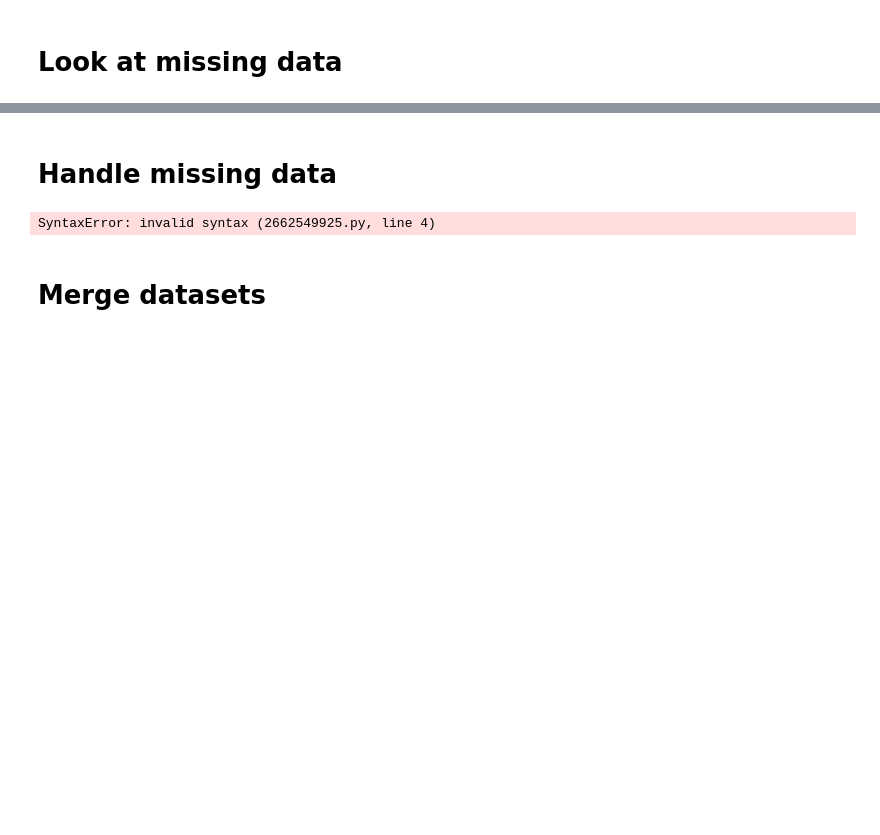
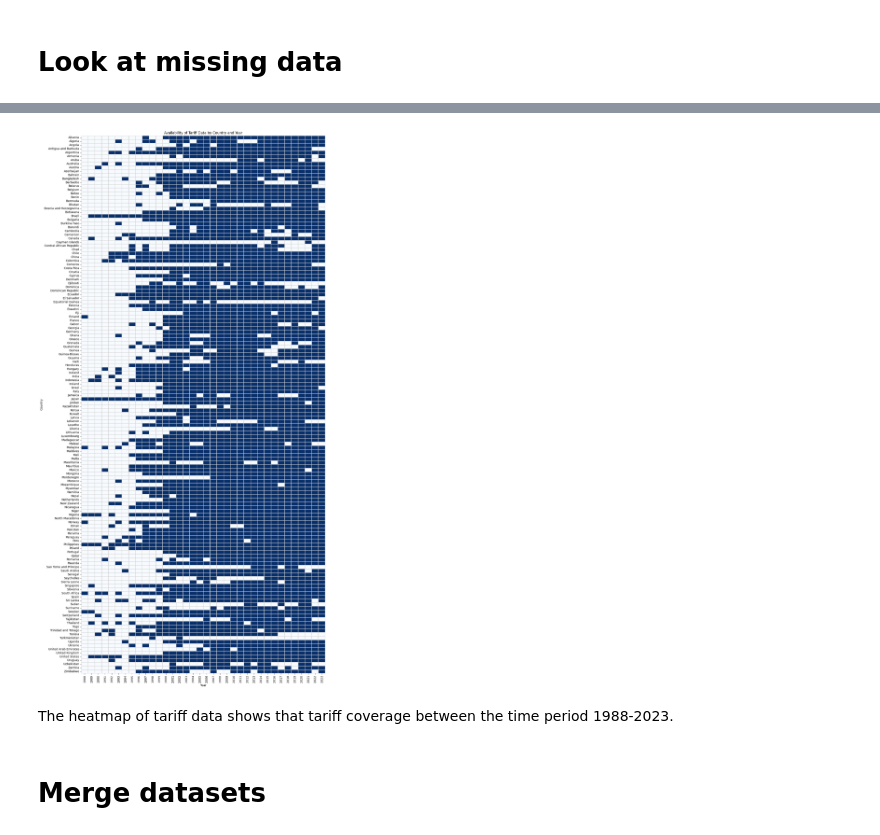
Before and after one commit to RadostTrak/trade-growth-panel-analysis, a Jupyter notebook: 01_data_cleaning.ipynb, the cells around one changed output, grey strips where cells are left out. Drawn from its saved outputs; the diff is of its cells as text; code cells hidden in the pictures; blank space fills up the shorter version.

```diff
--- a/01_data_cleaning.ipynb
+++ b/01_data_cleaning.ipynb
@@ -225,5 +231,11 @@ pwt['rgdp_pc'] = pwt['rgdpe'] / pwt['pop']
 pwt['log_gdppc_growth'] = (np.log(pwt['rgdp_pc'])
                                 - np.log(pwt.groupby('country')['rgdp_pc'].shift(1))
                                 ) * 100
+# %%
+# Filter datasets for intersection of countries in all datasets
+tariffs = tariffs[tariffs['country'].isin(countries_intersection)]
+trade = trade[trade['country'].isin(countries_intersection)]
+pwt = pwt[pwt['country'].isin(countries_intersection)]
+income_groups = income_groups[income_groups['country'].isin(countries_intersection)]
 # %% [markdown]
 # Look at missing data
@@ -332,12 +242,40 @@ plt.show()
-# %% [markdown]
-# Handle missing data
-# %%
-# Exclude countries missing more than 50% of data in time period 1988-2025
-
-# Tariff data
-tariffs.
-# %% [output]
-SyntaxError: invalid syntax (2662549925.py, line 4)
+# %%
+def heatmap_plot(dataset, value, name):
+    """Plot a heatmap of data availability by country and year."""
+    required_cols = {'country', 'year'}
+    if not required_cols.issubset(dataset.columns):
+        raise ValueError(f'Dataset must contain columns: {required_cols}')
+
+    availability = (
+        dataset.assign(value=dataset[value].notna().astype(int))
+        .pivot_table(index='country', columns='year', values='value', aggfunc='max', fill_value=0)
+        .sort_index(axis=0)
+        .sort_index(axis=1)
+    )
+
+    plt.figure(figsize=(14, 27))
+    sns.heatmap(
+        availability,
+        cmap='Blues',
+        cbar=False,
+        linewidths=0.1,
+        linecolor='lightgrey'
+    )
+
+    plt.xlabel('Year')
+    plt.ylabel('Country')
+    plt.title(f'Availability of {name} Data by Country and Year')
+    plt.tight_layout()
+    plt.show()
+# %%
+heatmap_plot(tariffs, 'tariff', 'Tariff')
+# heatmap_plot(trade, 'trade_gdp', 'Trade')
+# heatmap_plot(pwt, 'rgdpe', 'Real GDP')
+# heatmap_plot(income_groups, 'income_group', 'Income Group')
+# %% [output]
+[figure, added]
+# %% [markdown]
+The heatmap of tariff data shows that tariff coverage between the time period 1988-2023.
 # %% [markdown]
 # Merge datasets
 # %%
```
Also changed, not shown: parts of 9 cells of this notebook, 1 other file.
